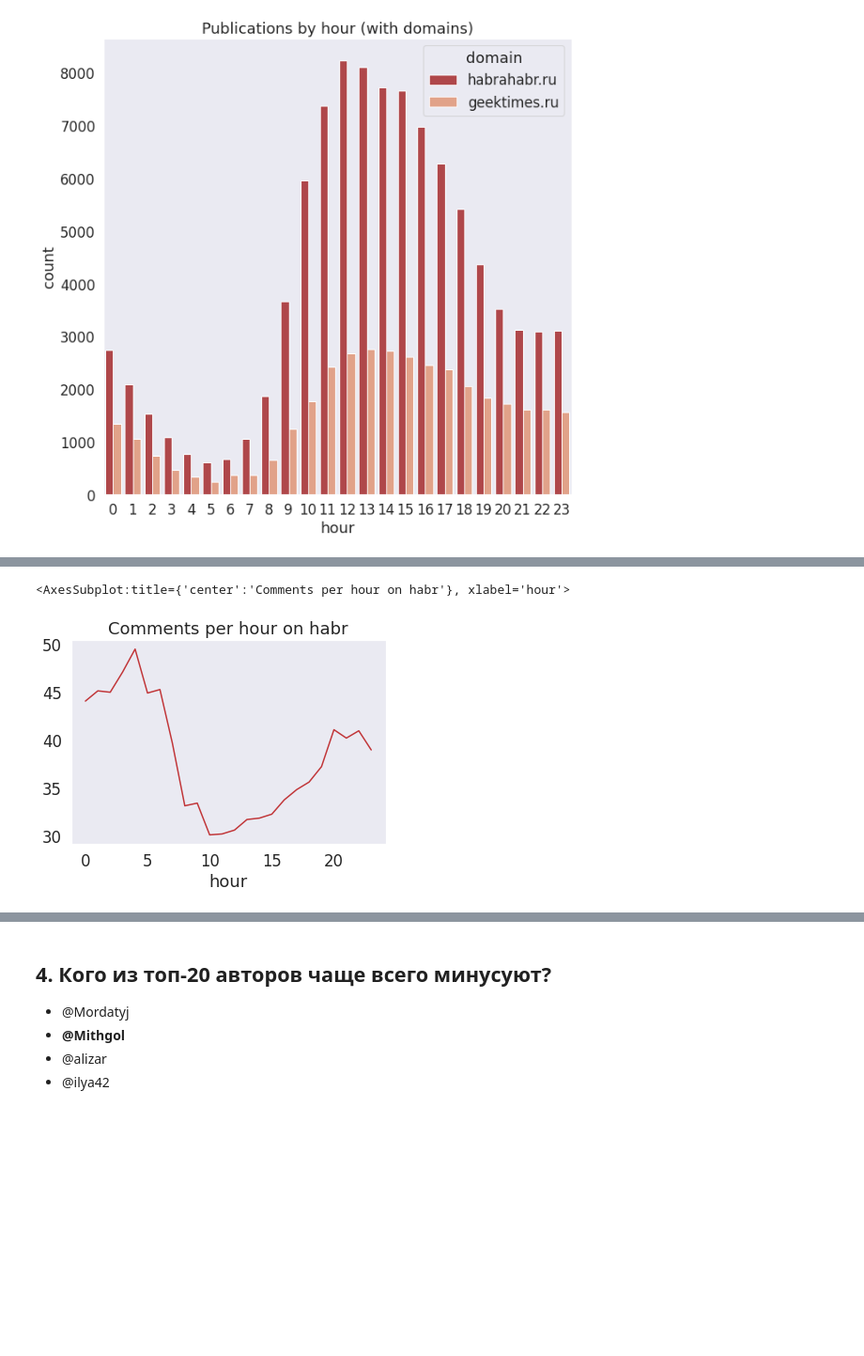
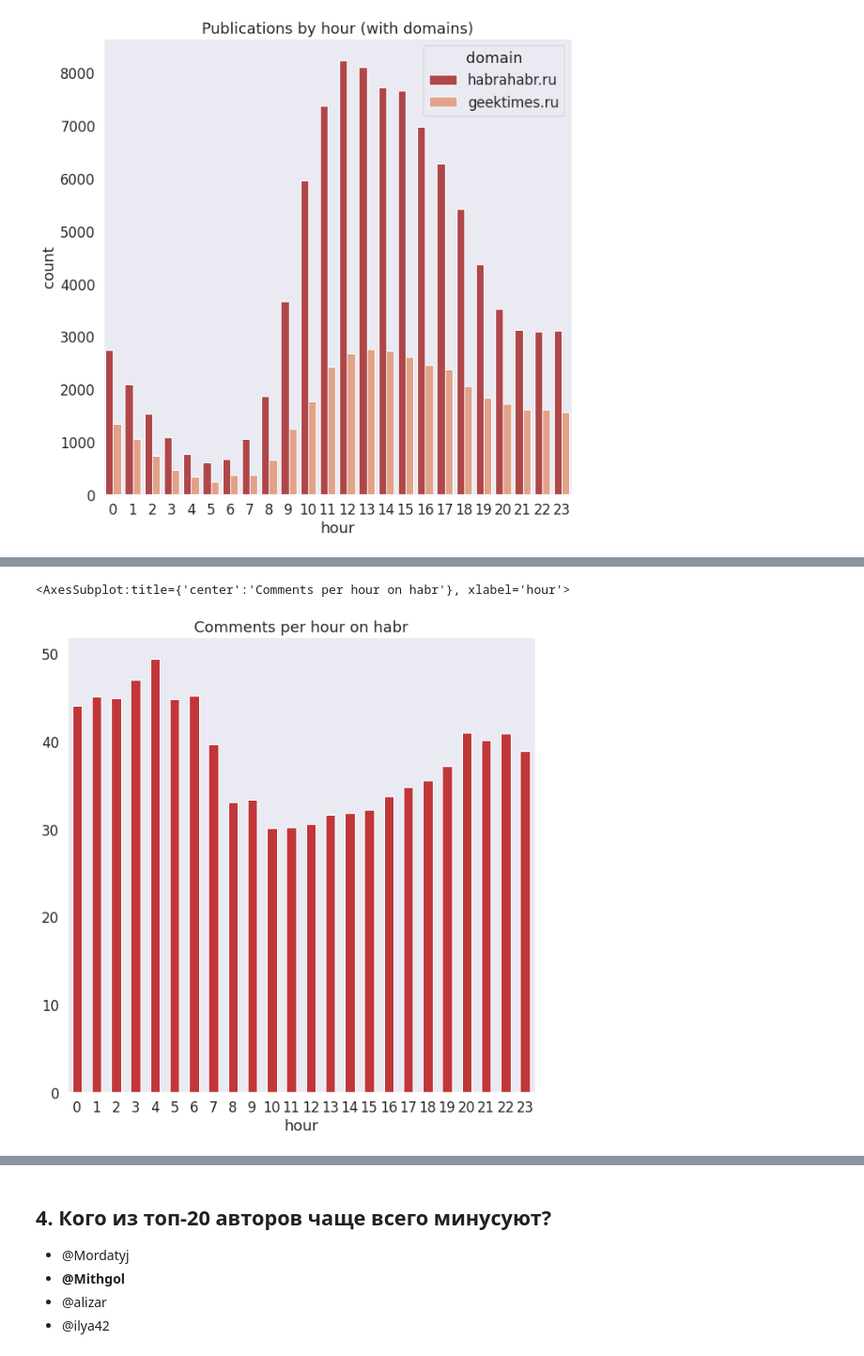
Before and after one commit to K3143-ITMO/Dementiy-assignments, a Jupyter notebook: homework07-ds/task2/assignment02_habr_visual_analysis.ipynb, the cells around one changed output, grey strips where cells are left out. Shown: that part at 94% size. Saved outputs shown, nothing was run; the diff lists cells and outputs as text; code cells hidden in the pictures; blank space fills up the shorter version.

```diff
--- a/homework07-ds/task2/assignment02_habr_visual_analysis.ipynb
+++ b/homework07-ds/task2/assignment02_habr_visual_analysis.ipynb
@@ -211,5 +220,5 @@ Name: comments, dtype: float64
 # %%
-df[df.domain == "habrahabr.ru"].groupby("hour")["comments"].mean().plot(title="Comments per hour on habr")
+df[df.domain == "habrahabr.ru"].groupby("hour")["comments"].mean().plot(title="Comments per hour on habr", kind="bar", figsize=(10, 10), rot=0)
 # %% [output]
 <AxesSubplot:title={'center':'Comments per hour on habr'}, xlabel='hour'>
-[figure, old version]
+[figure, new version]
```
Also changed, not shown: parts of 10 cells of this notebook.
